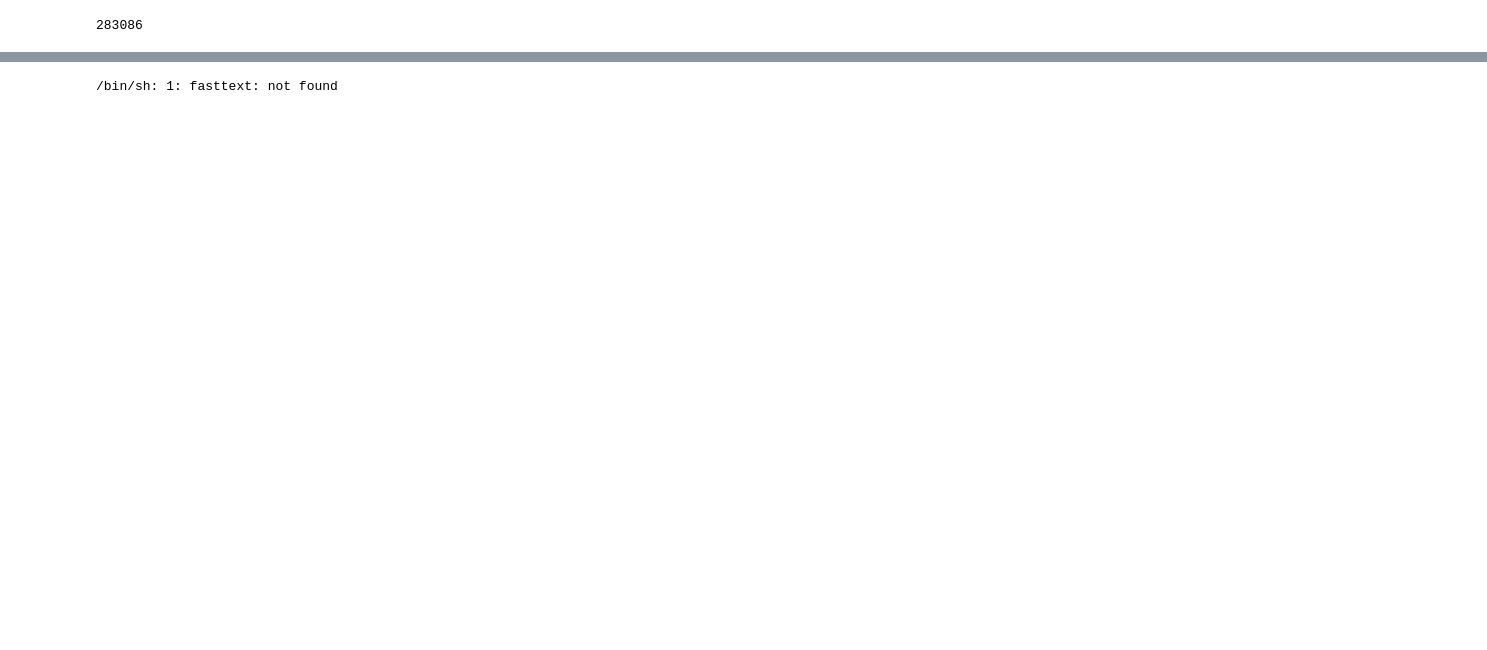
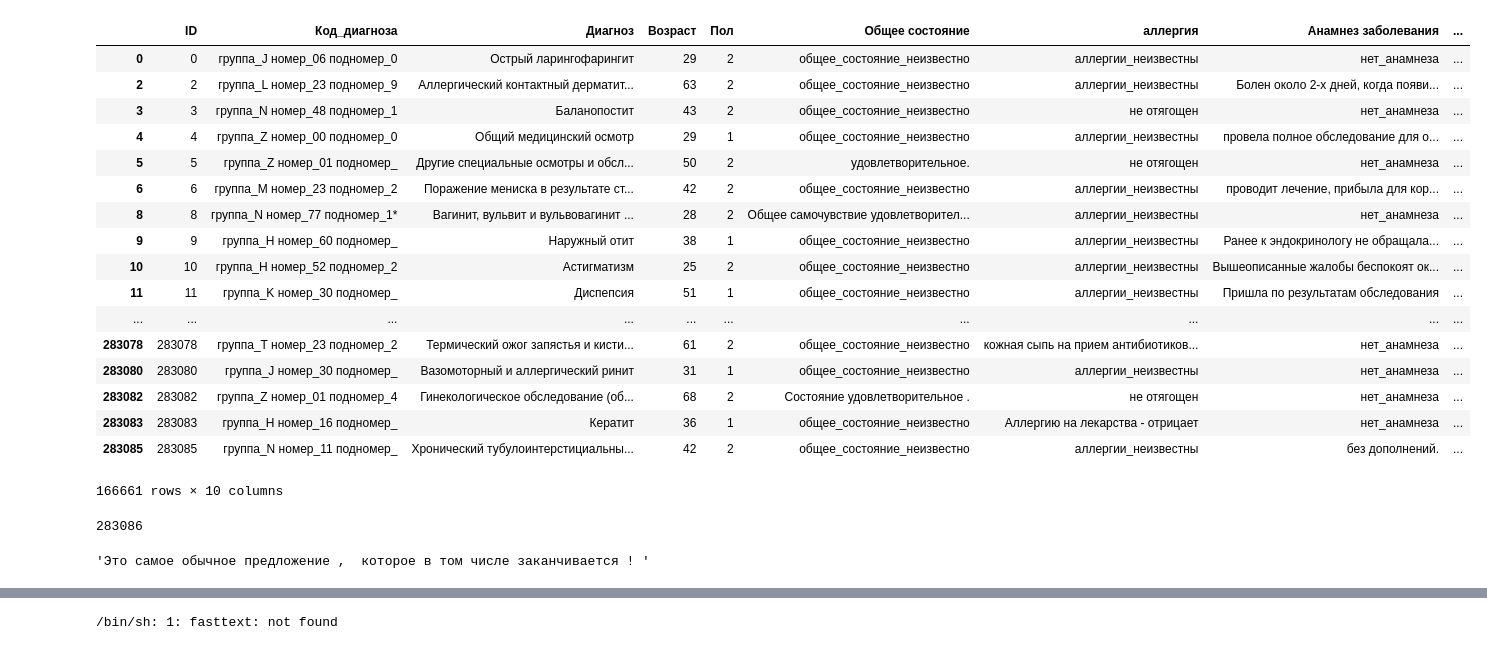
Before and after one commit to strawberrypie/ai-hack-robomed-challenge, a Jupyter notebook: FastText.ipynb, the cells around one changed output, grey strips where cells are left out. Cells and saved outputs as stored; diff of their text form; code cells hidden in the pictures; blank space fills up the shorter version.

```diff
--- a/FastText.ipynb
+++ b/FastText.ipynb
@@ -10,0 +65,21 @@ test_df = pd.read_csv('../dataset/RoboMed/test_data.csv')
+# %%
+train_df[train_df['Анамнез заболевания'].str.len() < 100]
+# %% [output]
+|  | ID | Код_диагноза | Диагноз | Возраст | Пол | Общее состояние | аллергия | Анамнез заболевания | ... |
+| 0 | 0 | группа_J номер_06 подномер_0 | Острый ларингофарингит | 29 | 2 | общее_состояние_неизвестно | аллергии_неизвестны | нет_анамнеза | ... |
+| 2 | 2 | группа_L номер_23 подномер_9 | Аллергический контактный дерматит... | 63 | 2 | общее_состояние_неизвестно | аллергии_неизвестны | Болен около 2-х дней, когда появи... | ... |
+| 3 | 3 | группа_N номер_48 подномер_1 | Баланопостит | 43 | 2 | общее_состояние_неизвестно | не отягощен | нет_анамнеза | ... |
+| 4 | 4 | группа_Z номер_00 подномер_0 | Общий медицинский осмотр | 29 | 1 | общее_состояние_неизвестно | аллергии_неизвестны | провела полное обследование для о... | ... |
+| 5 | 5 | группа_Z номер_01 подномер_ | Другие специальные осмотры и обсл... | 50 | 2 | удовлетворительное. | не отягощен | нет_анамнеза | ... |
+| 6 | 6 | группа_M номер_23 подномер_2 | Поражение мениска в результате ст... | 42 | 2 | общее_состояние_неизвестно | аллергии_неизвестны | проводит лечение, прибыла для кор... | ... |
+| 8 | 8 | группа_N номер_77 подномер_1* | Вагинит, вульвит и вульвовагинит ... | 28 | 2 | Общее самочувствие удовлетворител... | аллергии_неизвестны | нет_анамнеза | ... |
+| 9 | 9 | группа_H номер_60 подномер_ | Наружный отит | 38 | 1 | общее_состояние_неизвестно | аллергии_неизвестны | Ранее к эндокринологу не обращала... | ... |
+| 10 | 10 | группа_H номер_52 подномер_2 | Астигматизм | 25 | 2 | общее_состояние_неизвестно | аллергии_неизвестны | Вышеописанные жалобы беспокоят ок... | ... |
+| 11 | 11 | группа_K номер_30 подномер_ | Диспепсия | 51 | 1 | общее_состояние_неизвестно | аллергии_неизвестны | Пришла по результатам обследования | ... |
+| ... | ... | ... | ... | ... | ... | ... | ... | ... | ... |
+| 283078 | 283078 | группа_T номер_23 подномер_2 | Термический ожог запястья и кисти... | 61 | 2 | общее_состояние_неизвестно | кожная сыпь на прием антибиотиков... | нет_анамнеза | ... |
+| 283080 | 283080 | группа_J номер_30 подномер_ | Вазомоторный и аллергический ринит | 31 | 1 | общее_состояние_неизвестно | аллергии_неизвестны | нет_анамнеза | ... |
+| 283082 | 283082 | группа_Z номер_01 подномер_4 | Гинекологическое обследование (об... | 68 | 2 | Состояние удовлетворительное . | не отягощен | нет_анамнеза | ... |
+| 283083 | 283083 | группа_H номер_16 подномер_ | Кератит | 36 | 1 | общее_состояние_неизвестно | Аллергию на лекарства - отрицает | нет_анамнеза | ... |
+| 283085 | 283085 | группа_N номер_11 подномер_ | Хронический тубулоинтерстициальны... | 42 | 2 | общее_состояние_неизвестно | аллергии_неизвестны | без дополнений. | ... |
+166661 rows × 10 columns
@@ -26,6 +113,10 @@ print(train_size)
 # %%
 # train_df = train_df.fillna('')
 # test_df = test_df.fillna('')
+# %%
+re.sub(r"([.\!?,'/()])", ' \\1 ', 'Это самое обычное предложение, которое в том числе заканчивается!')
+# %% [output]
+'Это самое обычное предложение ,  которое в том числе заканчивается ! '
 # %%
 train_dataframe, valid_dataframe = train_test_split(train_df, test_size=0.1,
                                                     stratify=train_df.Revisit, random_state=42)
```
Also changed, not shown: parts of 12 cells of this notebook.
